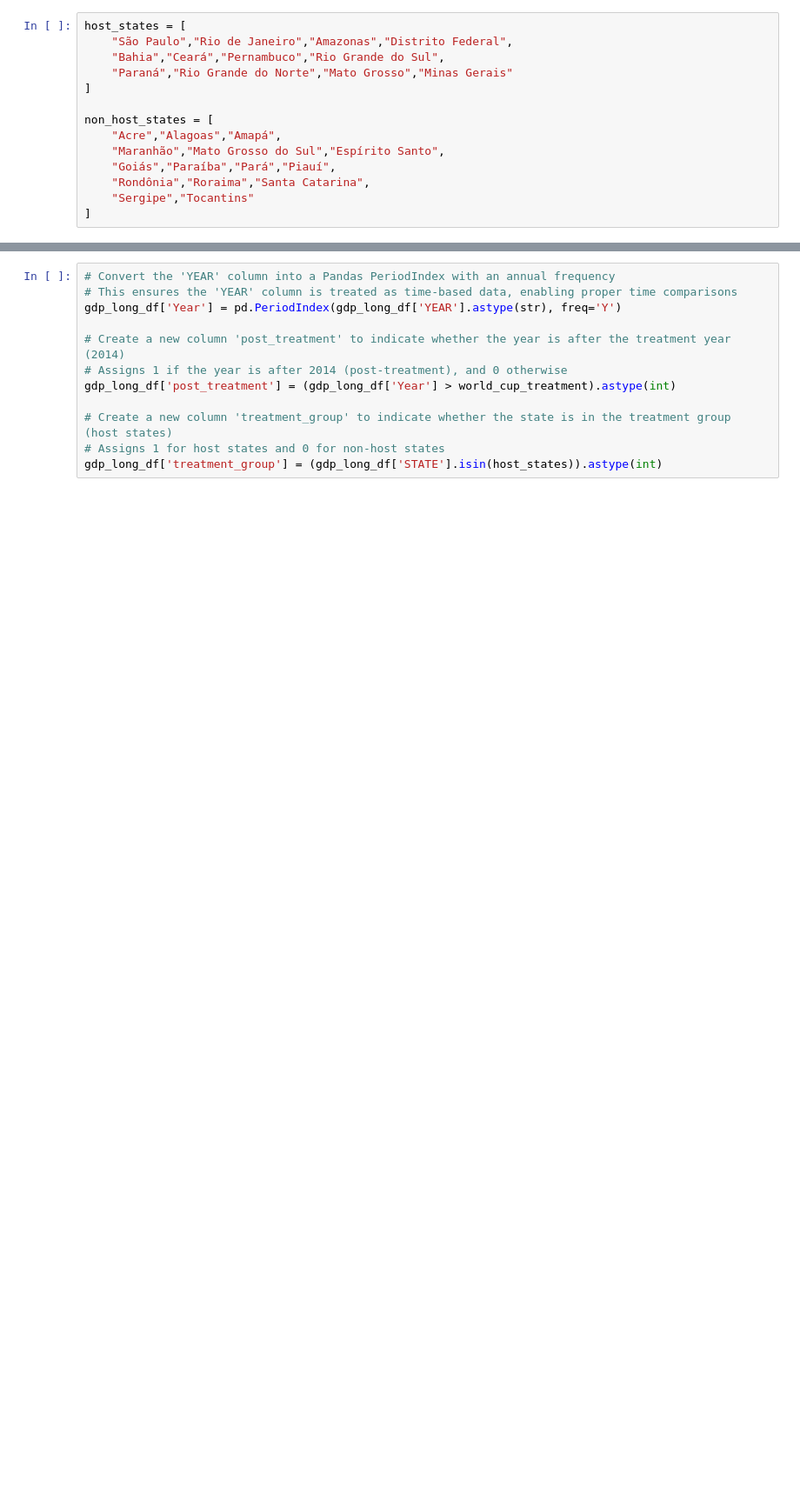
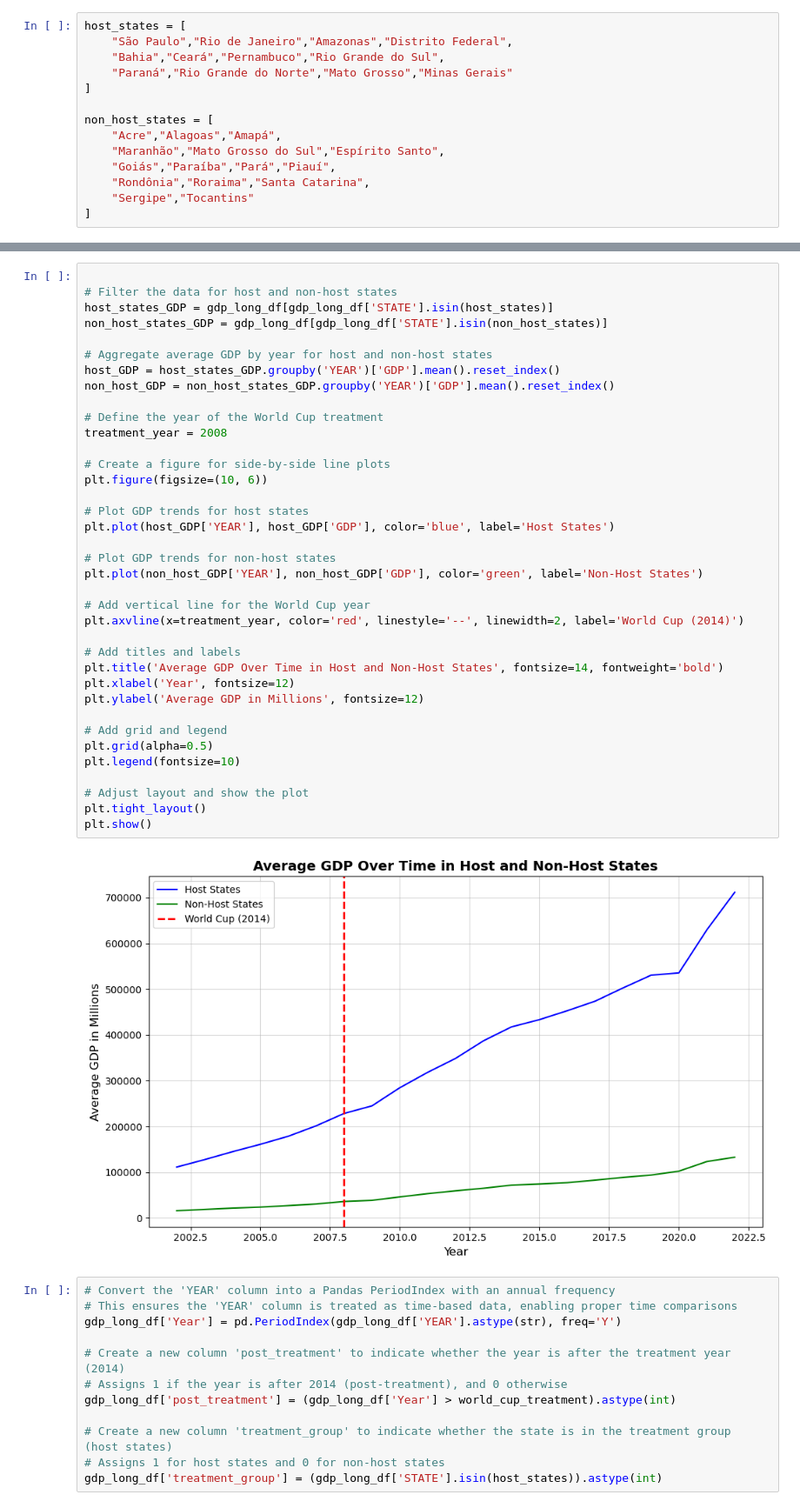
Before and after one commit to david-camper/worldcuphostcities_impact, a Jupyter notebook: analysis.ipynb, the cells around one changed output, grey strips where cells are left out. Shown: that part at 87% size. Cells and saved outputs as stored; diff of their text form; blank space fills up the shorter version.

```diff
--- a/analysis.ipynb
+++ b/analysis.ipynb
@@ -337,3 +377,42 @@ Notes:
+# %%
+
+# Filter the data for host and non-host states
+host_states_GDP = gdp_long_df[gdp_long_df['STATE'].isin(host_states)]
+non_host_states_GDP = gdp_long_df[gdp_long_df['STATE'].isin(non_host_states)]
+
+# Aggregate average GDP by year for host and non-host states
+host_GDP = host_states_GDP.groupby('YEAR')['GDP'].mean().reset_index()
+non_host_GDP = non_host_states_GDP.groupby('YEAR')['GDP'].mean().reset_index()
+
+# Define the year of the World Cup treatment
+treatment_year = 2008
+
+# Create a figure for side-by-side line plots
+plt.figure(figsize=(10, 6))
+
+# Plot GDP trends for host states
+plt.plot(host_GDP['YEAR'], host_GDP['GDP'], color='blue', label='Host States')
+
+# Plot GDP trends for non-host states
+plt.plot(non_host_GDP['YEAR'], non_host_GDP['GDP'], color='green', label='Non-Host States')
+
+# Add vertical line for the World Cup year
+plt.axvline(x=treatment_year, color='red', linestyle='--', linewidth=2, label='World Cup (2014)')
+
+# Add titles and labels
+plt.title('Average GDP Over Time in Host and Non-Host States', fontsize=14, fontweight='bold')
+plt.xlabel('Year', fontsize=12)
+plt.ylabel('Average GDP in Millions', fontsize=12)
+
+# Add grid and legend
+plt.grid(alpha=0.5)
+plt.legend(fontsize=10)
+
+# Adjust layout and show the plot
+plt.tight_layout()
+plt.show()
+# %% [output]
+[figure, added]
 # %%
 # Convert the 'YEAR' column into a Pandas PeriodIndex with an annual frequency
 # This ensures the 'YEAR' column is treated as time-based data, enabling proper time comparisons
```
Also changed, not shown: parts of 30 cells of this notebook, 3 other files.
